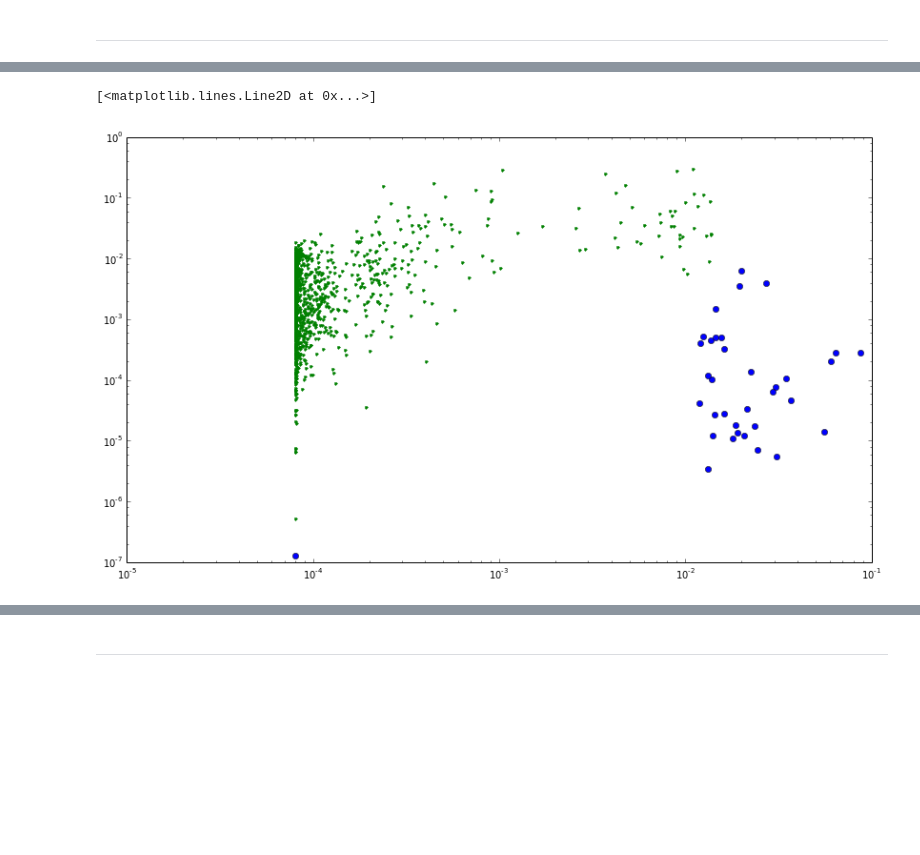
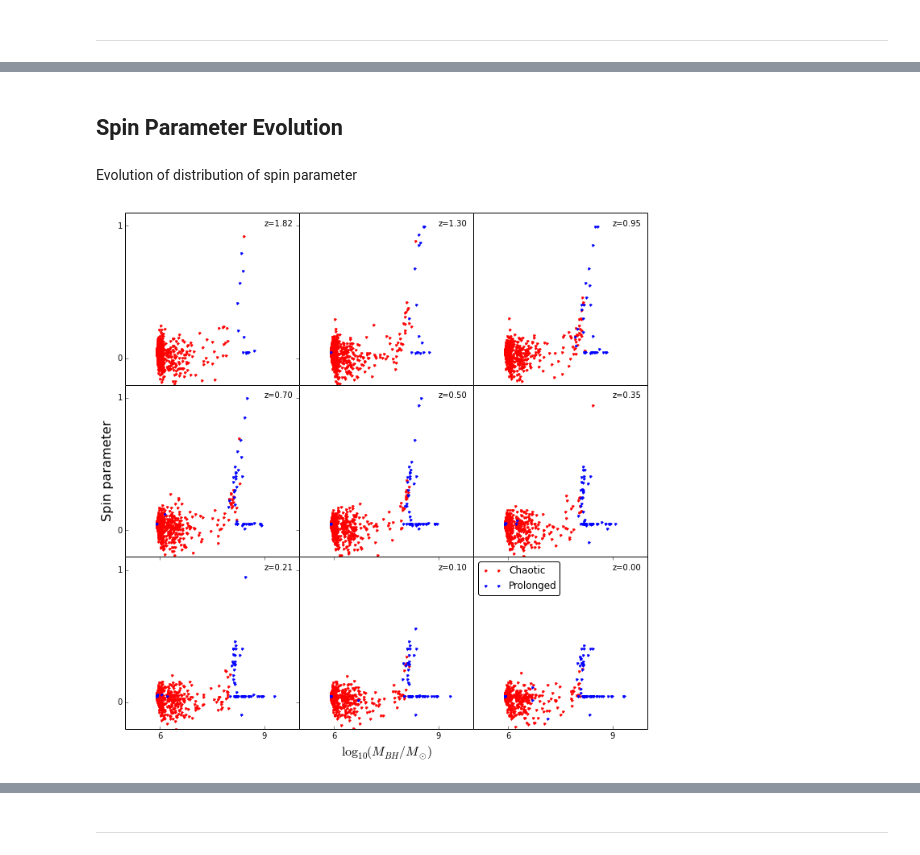
Before and after one commit to sbustamante/CosmologicalBlackHoles, a Jupyter notebook: Codes/BH_stats.ipynb, the cells around one changed output, grey strips where cells are left out. Saved outputs shown, nothing was run; the diff lists cells and outputs as text; code cells hidden in the pictures; blank space fills up the shorter version.

```diff
--- a/Codes/BH_stats.ipynb
+++ b/Codes/BH_stats.ipynb
@@ -162,2 +84,0 @@ plt.xlabel( '$\log_{10}( d/[kpc] )$', fontsize=16 )
-# %%
-sn = arepo.Snapshot( '%s/%s/output/snapdir_006'%(DataFolder, Simulation3), snapshot=12, combineFiles=True, parttype=[5] )
@@ -172,7 +85,32 @@ plt.ylim( (-0.2, 1.1) )
-# %%
-plt.figure( figsize=(14,8) )
-plt.loglog( sn.BH_Mass[sn.BH_SpinModel==0], sn.BH_MdotBondi[sn.BH_SpinModel==0]/sn.BH_MdotEddington[sn.BH_SpinModel==0], 'o' )
-plt.loglog( sn.BH_Mass[sn.BH_SpinModel==1], sn.BH_MdotBondi[sn.BH_SpinModel==1]/sn.BH_MdotEddington[sn.BH_SpinModel==1], '.' )
-# %% [output]
-[<matplotlib.lines.Line2D at 0x...>]
-[figure, removed]
+# %% [markdown]
+## Spin Parameter Evolution
+# %% [markdown]
+Evolution of distribution of spin parameter
+# %%
+plt.figure( figsize=(10,10) )
+plt.subplots_adjust( left=0.06, right=0.96, top=0.98, wspace=0.00, hspace=0.0, bottom=0.09 )
+for i, snaps in zip(xrange(1,10), xrange(7,16)):
+    plt.subplot( 3,3,i )
+    sn = arepo.Snapshot( '%s/%s/output/snapdir_000'%(DataFolder, Simulation3), snapshot=snaps, combineFiles=True, parttype=[5] )
+    plt.plot( np.log10(sn.BH_Mass[sn.BH_SpinModel==1]*1e10), sn.BH_SpinParameter[sn.BH_SpinModel==1], '.', color='red', label='Chaotic' )
+    plt.plot( np.log10(sn.BH_Mass[sn.BH_SpinModel==0]*1e10), sn.BH_SpinParameter[sn.BH_SpinModel==0], '.', color='blue', label='Prolonged' )
+
+    plt.ylim( (-0.2, 1.1) )
+    plt.xlim( (5, 10) )
+    plt.text(9, 1, 'z=%1.2f'%(sn.Redshift))
+    if i<7:
+        plt.xticks([])
+    else:
+        plt.xticks([6,9])
+    if i==1 or i==4 or i==7:
+        plt.yticks([0,1])
+    else:
+        plt.yticks([])
+    if i==8:
+        plt.xlabel( '$\log_{10}(M_{BH}/M_{\odot} )$', fontsize = 16 )
+    if i==4:
+        plt.ylabel( 'Spin parameter', fontsize = 16 )
+    if i==9:
+        plt.legend( loc='upper left', fancybox=True )
+# %% [output]
+[figure, added]
```
Also changed, not shown: parts of 25 cells of this notebook, 1 other file.
